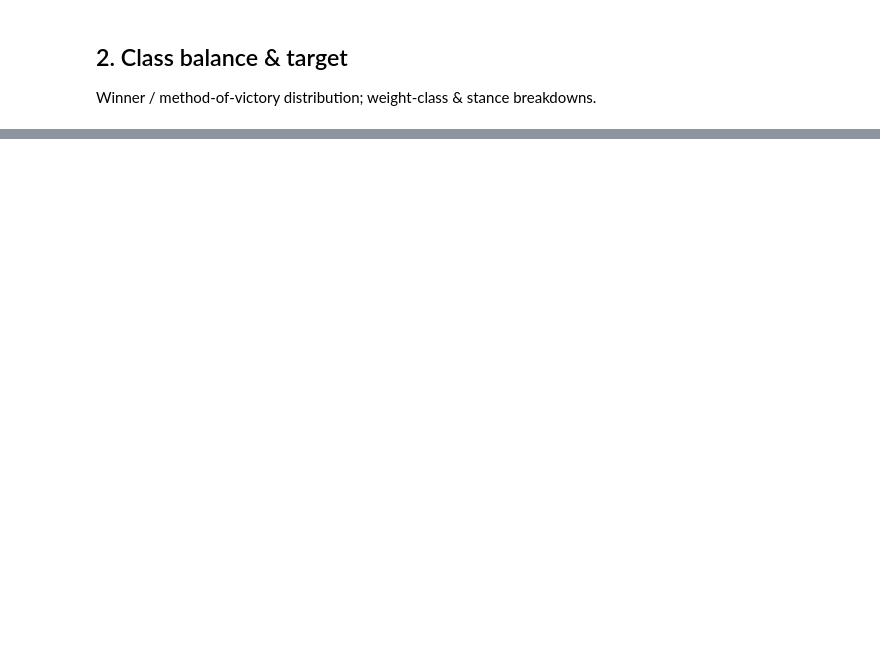
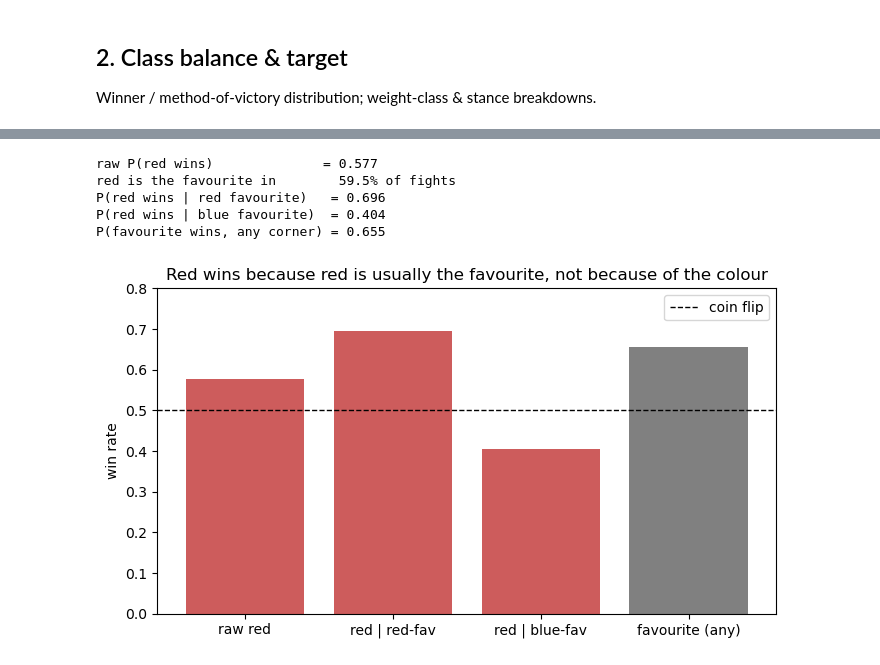
Before and after one commit to lcubrilo/PRML-Projekat, a Jupyter notebook: notebooks/01_eda.ipynb, the cells around one changed output, grey strips where cells are left out. Drawn from its saved outputs; the diff is of its cells as text; code cells hidden in the pictures; blank space fills up the shorter version.

```diff
--- a/notebooks/01_eda.ipynb
+++ b/notebooks/01_eda.ipynb
@@ -28,0 +61,32 @@ Raw red win-rate → condition on favorite/champion → show colour itself does
+# %%
+# raw red advantage
+red_wr = (winner == 'Red').mean()
+
+# 'favourite' = the corner with the more negative American moneyline
+red_fav = df['R_odds'] < df['B_odds']
+p_red_red_fav  = (winner[red_fav]  == 'Red').mean()
+p_red_blue_fav = (winner[~red_fav] == 'Red').mean()
+fav_won = (red_fav & (winner == 'Red')) | (~red_fav & (winner == 'Blue'))
+fav_wr = fav_won.mean()
+
+print(f'raw P(red wins)              = {red_wr:.3f}')
+print(f'red is the favourite in        {red_fav.mean():.1%} of fights')
+print(f'P(red wins | red favourite)   = {p_red_red_fav:.3f}')
+print(f'P(red wins | blue favourite)  = {p_red_blue_fav:.3f}')
+print(f'P(favourite wins, any corner) = {fav_wr:.3f}')
+
+bars = {'raw red': red_wr, 'red | red-fav': p_red_red_fav,
+        'red | blue-fav': p_red_blue_fav, 'favourite (any)': fav_wr}
+fig, ax = plt.subplots(figsize=(7, 4))
+ax.bar(bars.keys(), bars.values(), color=['indianred', 'indianred', 'indianred', 'grey'])
+ax.axhline(0.5, ls='--', c='k', lw=1, label='coin flip')
+ax.set_ylabel('win rate'); ax.set_ylim(0, 0.8); ax.legend()
+ax.set_title('Red wins because red is usually the favourite, not because of the colour')
+plt.tight_layout(); save_fig('red_corner_confound'); plt.show()
+# %% [output]
+raw P(red wins)              = 0.577
+red is the favourite in        59.5% of fights
+P(red wins | red favourite)   = 0.696
+P(red wins | blue favourite)  = 0.404
+P(favourite wins, any corner) = 0.655
+[figure, added]
```
Also changed, not shown: parts of 16 cells of this notebook, 15 other files.
